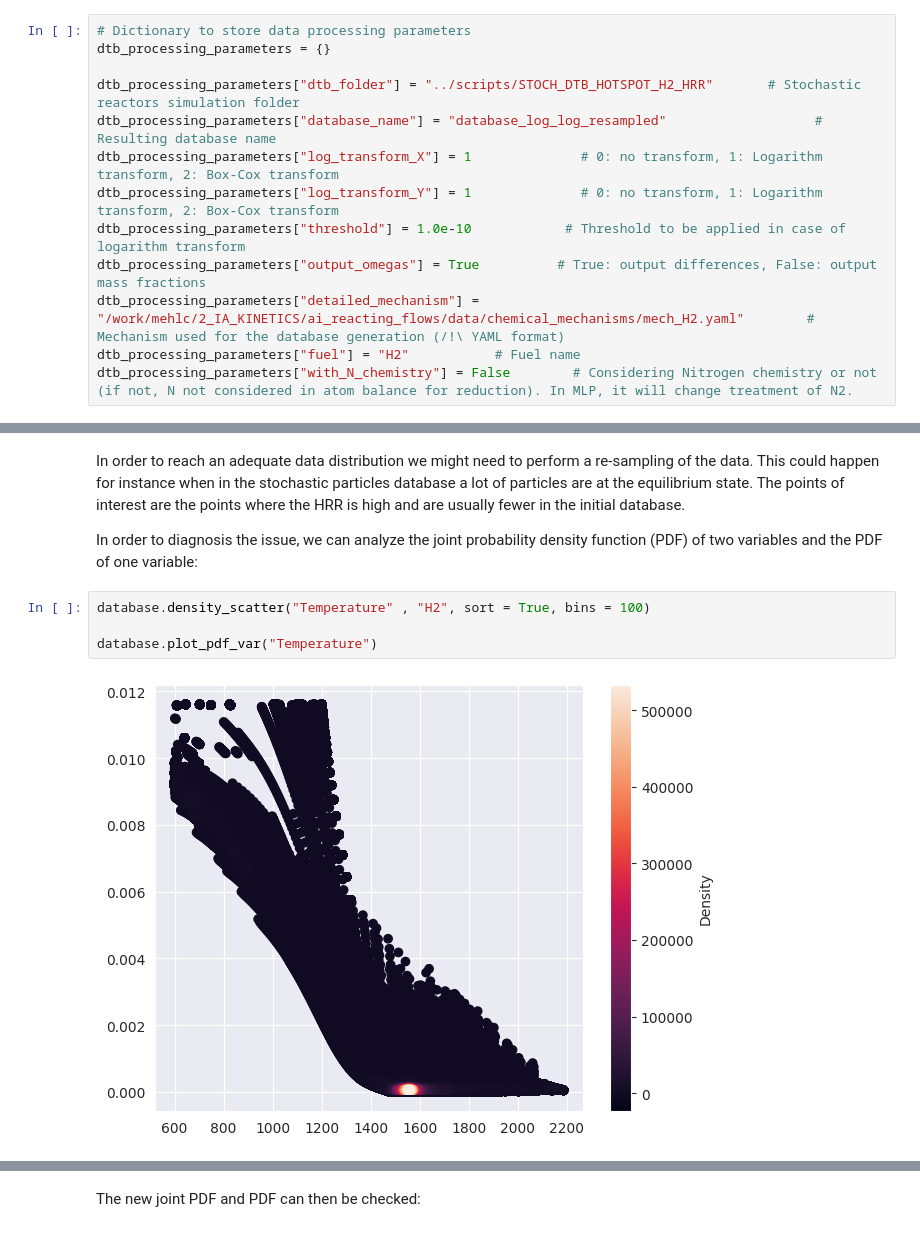
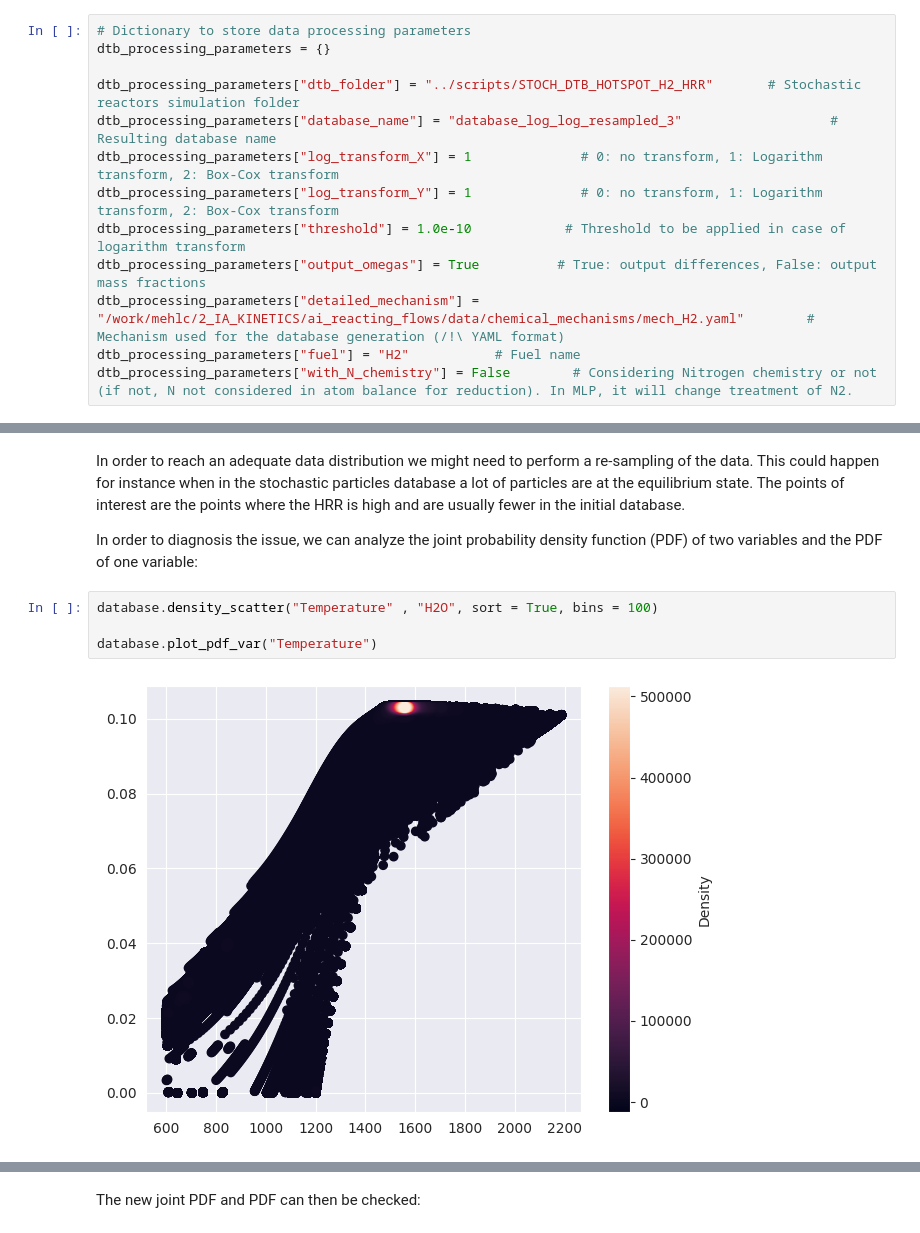
Before and after one commit to cmehl/ai_reacting_flows, a Jupyter notebook: notebooks/generate_ML_dtb.ipynb, the cells around one changed output, grey strips where cells are left out. Drawn from its saved outputs; the diff is of its cells as text.

```diff
--- a/notebooks/generate_ML_dtb.ipynb
+++ b/notebooks/generate_ML_dtb.ipynb
@@ -30,7 +30,7 @@ The parameters of the database processing are first set:
 dtb_processing_parameters = {}
 
 dtb_processing_parameters["dtb_folder"] = "../scripts/STOCH_DTB_HOTSPOT_H2_HRR"       # Stochastic reactors simulation folder
-dtb_processing_parameters["database_name"] = "database_log_log_resampled"                   # Resulting database name
+dtb_processing_parameters["database_name"] = "database_log_log_resampled_3"                   # Resulting database name
 dtb_processing_parameters["log_transform_X"] = 1              # 0: no transform, 1: Logarithm transform, 2: Box-Cox transform
 dtb_processing_parameters["log_transform_Y"] = 1              # 0: no transform, 1: Logarithm transform, 2: Box-Cox transform
 dtb_processing_parameters["threshold"] = 1.0e-10            # Threshold to be applied in case of logarithm transform
@@ -95,10 +95,10 @@ In order to reach an adequate data distribution we might need to perform a re-sa
 
 In order to diagnosis the issue, we can analyze the joint probability density function (PDF) of two variables and the PDF of one variable:
 # %%
-database.density_scatter("Temperature" , "H2", sort = True, bins = 100)
+database.density_scatter("Temperature" , "H2O", sort = True, bins = 100)
 
 database.plot_pdf_var("Temperature")
 # %% [output]
-[figure, old version]
+[figure, new version]
 [figure]
 # %% [markdown]
```
Also changed, not shown: parts of 10 cells of this notebook, 1 other file.
